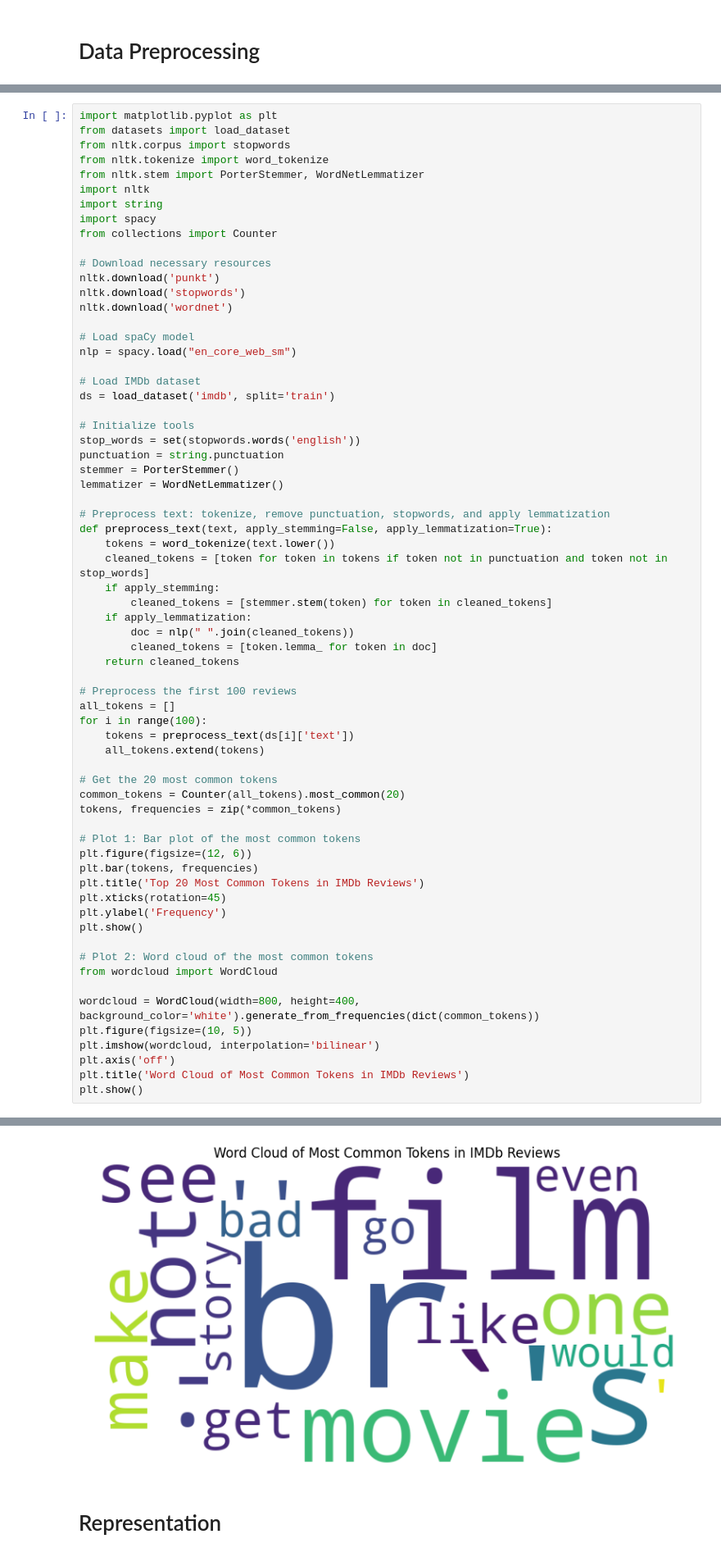
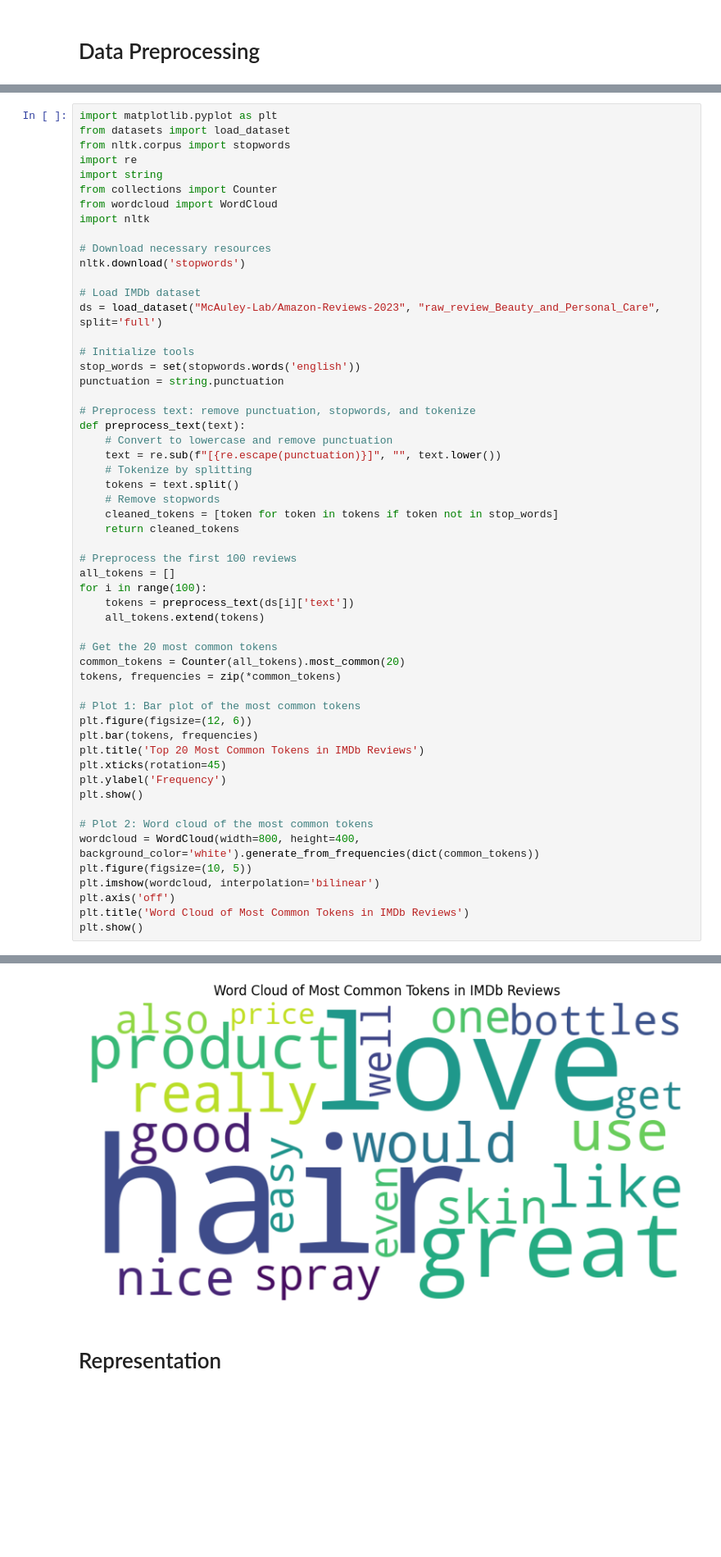
Before and after one commit to A790227/Final-Project-Lighthouse, a Jupyter notebook: raw_process.ipynb, the cells around one changed output, grey strips where cells are left out. Shown at 82% size. Drawn from its saved outputs; the diff is of its cells as text; blank space fills up the shorter version.

```diff
--- a/raw_process.ipynb
+++ b/raw_process.ipynb
@@ -231,39 +169,30 @@ Processed Tokens (Stemmed and Lemmatized): ['rent', 'curious', '-', 'yellow', 'v
 import matplotlib.pyplot as plt
 from datasets import load_dataset
 from nltk.corpus import stopwords
-from nltk.tokenize import word_tokenize
-from nltk.stem import PorterStemmer, WordNetLemmatizer
+import re
+import string
+from collections import Counter
+from wordcloud import WordCloud
 import nltk
-import string
-import spacy
-from collections import Counter
 
 # Download necessary resources
-nltk.download('punkt')
 nltk.download('stopwords')
-nltk.download('wordnet')
-
-# Load spaCy model
-nlp = spacy.load("en_core_web_sm")
 
 # Load IMDb dataset
-ds = load_dataset('imdb', split='train')
+ds = load_dataset("McAuley-Lab/Amazon-Reviews-2023", "raw_review_Beauty_and_Personal_Care", split='full')
 
 # Initialize tools
 stop_words = set(stopwords.words('english'))
 punctuation = string.punctuation
-stemmer = PorterStemmer()
-lemmatizer = WordNetLemmatizer()
 
-# Preprocess text: tokenize, remove punctuation, stopwords, and apply lemmatization
-def preprocess_text(text, apply_stemming=False, apply_lemmatization=True):
-    tokens = word_tokenize(text.lower())
-    cleaned_tokens = [token for token in tokens if token not in punctuation and token not in stop_words]
-    if apply_stemming:
-        cleaned_tokens = [stemmer.stem(token) for token in cleaned_tokens]
-    if apply_lemmatization:
-        doc = nlp(" ".join(cleaned_tokens))
-        cleaned_tokens = [token.lemma_ for token in doc]
+# Preprocess text: remove punctuation, stopwords, and tokenize
+def preprocess_text(text):
+    # Convert to lowercase and remove punctuation
+    text = re.sub(f"[{re.escape(punctuation)}]", "", text.lower())
+    # Tokenize by splitting
+    tokens = text.split()
+    # Remove stopwords
+    cleaned_tokens = [token for token in tokens if token not in stop_words]
     return cleaned_tokens
 
 # Preprocess the first 100 reviews
@@ -285,8 +214,6 @@ plt.ylabel('Frequency')
 plt.show()
 
 # Plot 2: Word cloud of the most common tokens
-from wordcloud import WordCloud
-
 wordcloud = WordCloud(width=800, height=400, background_color='white').generate_from_frequencies(dict(common_tokens))
 plt.figure(figsize=(10, 5))
 plt.imshow(wordcloud, interpolation='bilinear')
@@ -304,4 +227,4 @@ plt.show()
-[figure, old version]
+[figure, new version]
 # %% [markdown]
 # Representation
 # %%
```
Also changed, not shown: parts of 14 cells of this notebook.
